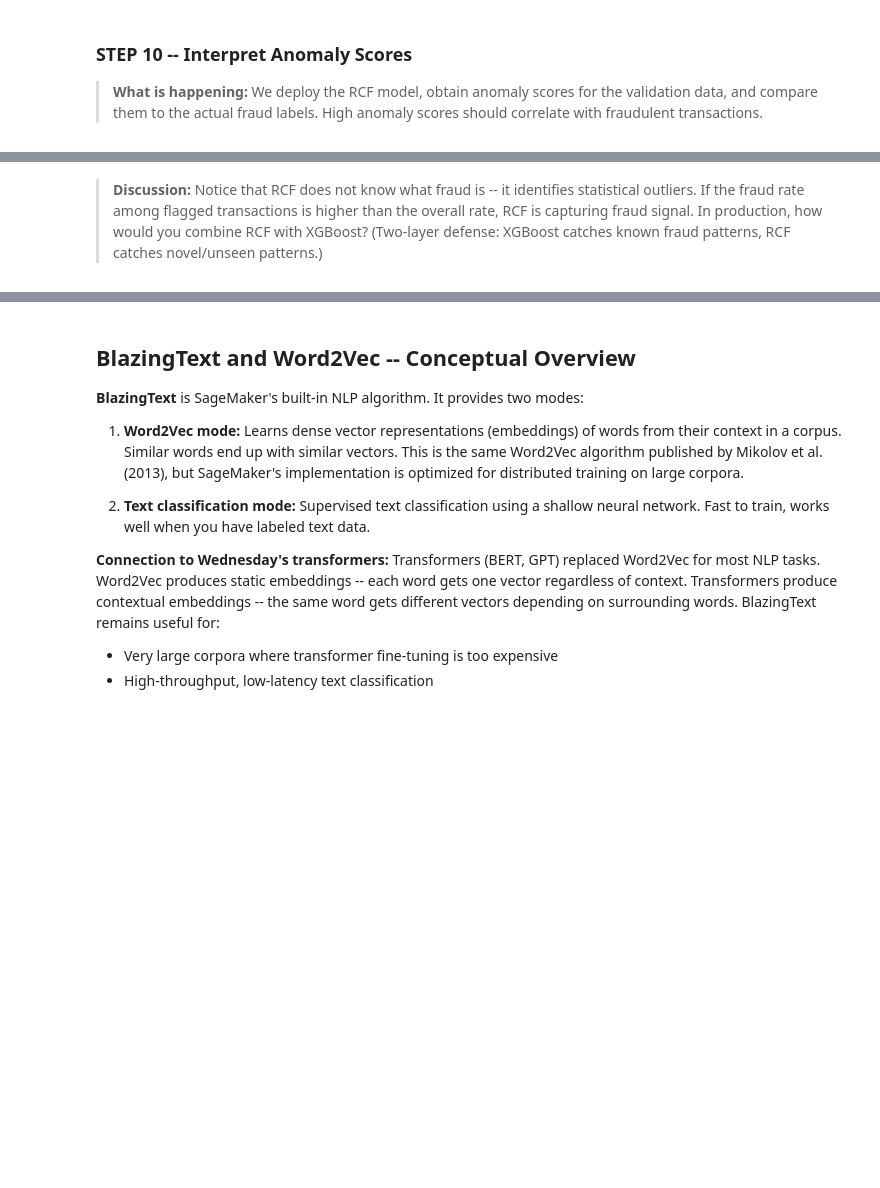
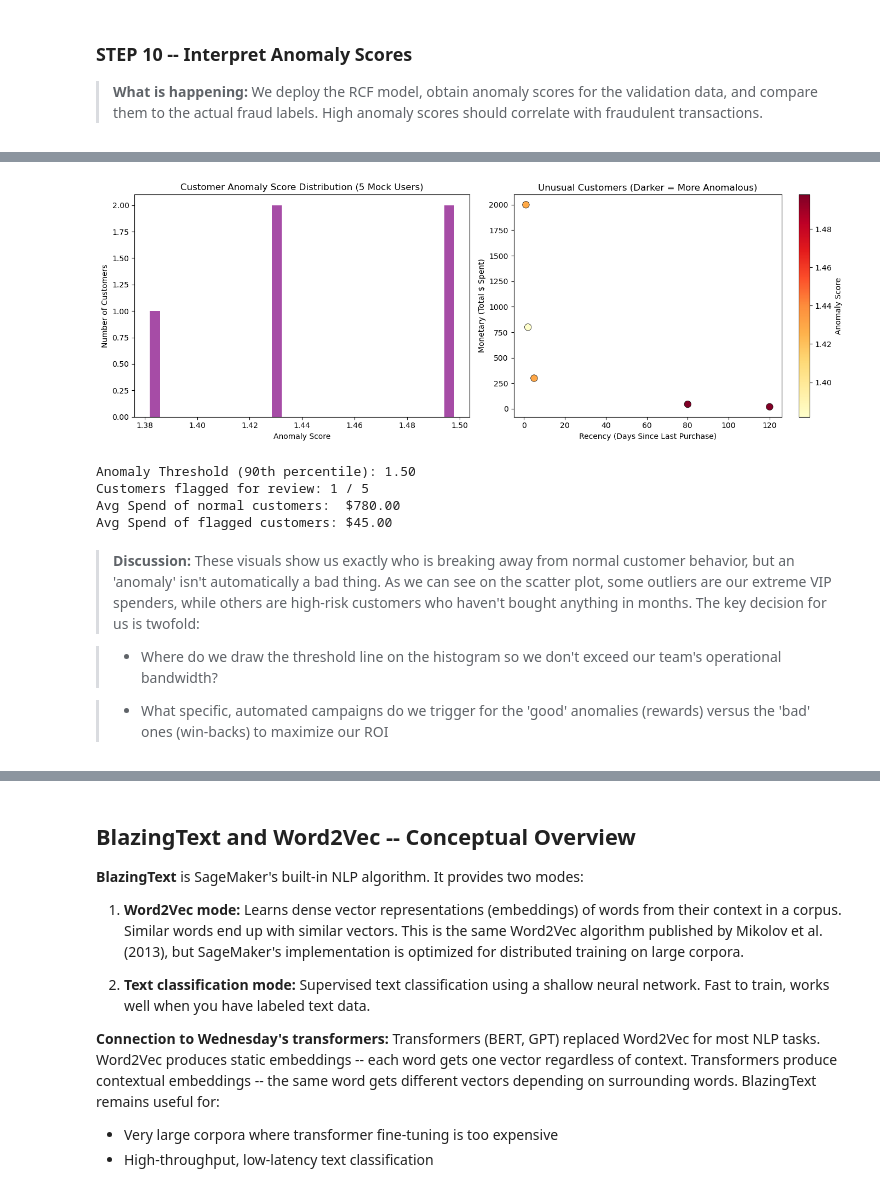
Before and after one commit to Cog-AI-Eng/AIML, a Jupyter notebook: lectures/week2/4-thursday/W2-Thursday-notebook.ipynb, the cells around one changed output, grey strips where cells are left out. Cells and saved outputs as stored; diff of their text form; code cells hidden in the pictures; blank space fills up the shorter version.

```diff
--- a/lectures/week2/4-thursday/W2-Thursday-notebook.ipynb
+++ b/lectures/week2/4-thursday/W2-Thursday-notebook.ipynb
@@ -364,6 +494,16 @@ print(f"\nK-Means training job: {kmeans_estimator.latest_training_job.name}")
 # %%
 from sagemaker.deserializers import JSONDeserializer
 from sagemaker.serializers import CSVSerializer
+
+new_customers = pd.DataFrame({
+    "recency": [2, 120, 5, 80, 1],       # Days since last purchase
+    "frequency": [15, 1, 8, 2, 25],      # Number of purchases
+    "monetary": [800.0, 20.0, 300.0, 45.0, 2000.0] # Total dollars spent
+})
+
+val_features = scaler.transform(new_customers.values).astype(np.float32)
+
+val_data = new_customers.values
 
 kmeans_predictor = kmeans_estimator.deploy(
     initial_instance_count=1,
@@ -373,6 +513,6 @@ kmeans_predictor = kmeans_estimator.deploy(
 )
 
 result = kmeans_predictor.predict(val_features)
-cluster_labels = np.array([r["closest_cluster"]["predicted_label"] for r in result["predictions"]])
+cluster_labels = np.array([int(r["closest_cluster"]) for r in result["predictions"]])
 
 print(f"Cluster distribution: {dict(zip(*np.unique(cluster_labels, return_counts=True)))}")
@@ -477,33 +712,52 @@ print(f"Mean score (fraud):     {anomaly_scores[val_labels == 1].mean():.2f}")
 # %%
+import matplotlib.pyplot as plt
+import numpy as np
+
 fig, axes = plt.subplots(1, 2, figsize=(14, 5))
 
-axes[0].hist(anomaly_scores[val_labels == 0], bins=30, alpha=0.7, label="Non-Fraud", color="steelblue")
-axes[0].hist(anomaly_scores[val_labels == 1], bins=30, alpha=0.7, label="Fraud", color="crimson")
+# --- LEFT PLOT: Overall Score Distribution ---
+axes[0].hist(anomaly_scores, bins=30, alpha=0.7, color="purple")
 axes[0].set_xlabel("Anomaly Score")
-axes[0].set_ylabel("Count")
-axes[0].set_title("Anomaly Score Distribution by Label")
-axes[0].legend()
+axes[0].set_ylabel("Number of Customers")
+axes[0].set_title("Customer Anomaly Score Distribution (5 Mock Users)")
 
+# --- RIGHT PLOT: Recency vs. Monetary Heatmap ---
+# FIX: Changed 'val_features' to 'val_data' so we plot real days and dollars!
 scatter = axes[1].scatter(
-    val_features[:, 0], val_features[:, 1],
-    c=anomaly_scores, cmap="YlOrRd", alpha=0.6, s=20,
+    val_data[:, 0], val_data[:, 2],
+    c=anomaly_scores, cmap="YlOrRd", alpha=1.0, s=80, edgecolors='k', linewidth=0.5
 )
-axes[1].set_xlabel("Amount")
-axes[1].set_ylabel("Hour")
-axes[1].set_title("Anomaly Scores (darker = more anomalous)")
+axes[1].set_xlabel("Recency (Days Since Last Purchase)")
+axes[1].set_ylabel("Monetary (Total $ Spent)")
+axes[1].set_title("Unusual Customers (Darker = More Anomalous)")
 plt.colorbar(scatter, ax=axes[1], label="Anomaly Score")
 
 plt.tight_layout()
 plt.show()
 
+# --- PRINT STATS ---
 threshold = np.percentile(anomaly_scores, 90)
 flagged = anomaly_scores >= threshold
-print(f"\nThreshold (90th percentile): {threshold:.2f}")
-print(f"Flagged as anomalous: {flagged.sum()} / {len(flagged)}")
-print(f"Fraud rate among flagged: {val_labels[flagged].mean():.1%}")
-print(f"Fraud rate overall:       {val_labels.mean():.1%}")
+
+print(f"\nAnomaly Threshold (90th percentile): {threshold:.2f}")
+print(f"Customers flagged for review: {flagged.sum()} / {len(flagged)}")
+
+flagged_customers = val_data[flagged]
+if len(flagged_customers) > 0:
+    print(f"Avg Spend of normal customers:  ${val_data[~flagged, 2].mean():.2f}")
+    print(f"Avg Spend of flagged customers: ${flagged_customers[:, 2].mean():.2f}")
+# %% [output]
+[figure, added]
+Anomaly Threshold (90th percentile): 1.50
+Customers flagged for review: 1 / 5
+Avg Spend of normal customers:  $780.00
+Avg Spend of flagged customers: $45.00
 # %% [markdown]
-> **Discussion:** Notice that RCF does not know what fraud is -- it identifies statistical outliers. If the fraud rate among flagged transactions is higher than the overall rate, RCF is capturing fraud signal. In production, how would you combine RCF with XGBoost? (Two-layer defense: XGBoost catches known fraud patterns, RCF catches novel/unseen patterns.)
+> **Discussion:** These visuals show us exactly who is breaking away from normal customer behavior, but an 'anomaly' isn't automatically a bad thing. As we can see on the scatter plot, some outliers are our extreme VIP spenders, while others are high-risk customers who haven't bought anything in months. The key decision for us is twofold:
+
+> * Where do we draw the threshold line on the histogram so we don't exceed our team's operational bandwidth?
+
+>   * What specific, automated campaigns do we trigger for the 'good' anomalies (rewards) versus the 'bad' ones (win-backs) to maximize our ROI
 # %%
 rcf_predictor.delete_endpoint(delete_endpoint_config=True)
 print("RCF endpoint deleted.")
```
Also changed, not shown: parts of 22 cells of this notebook, 3 other files.
